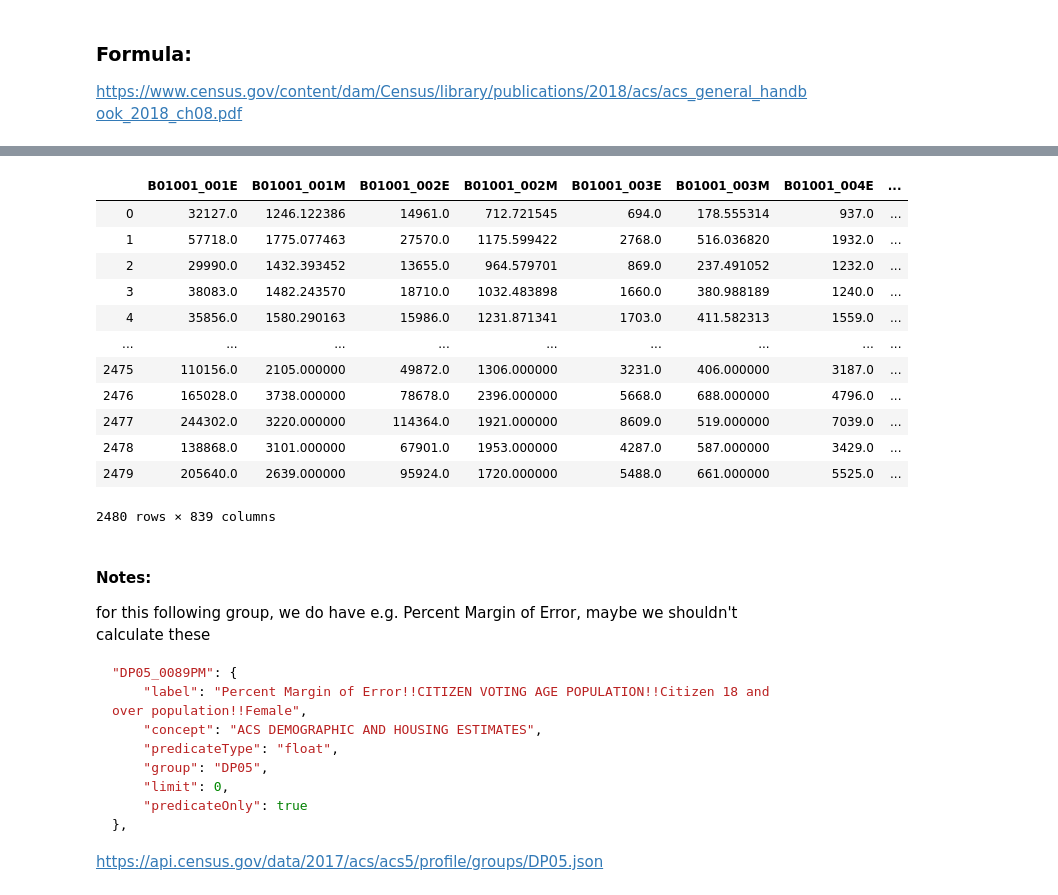
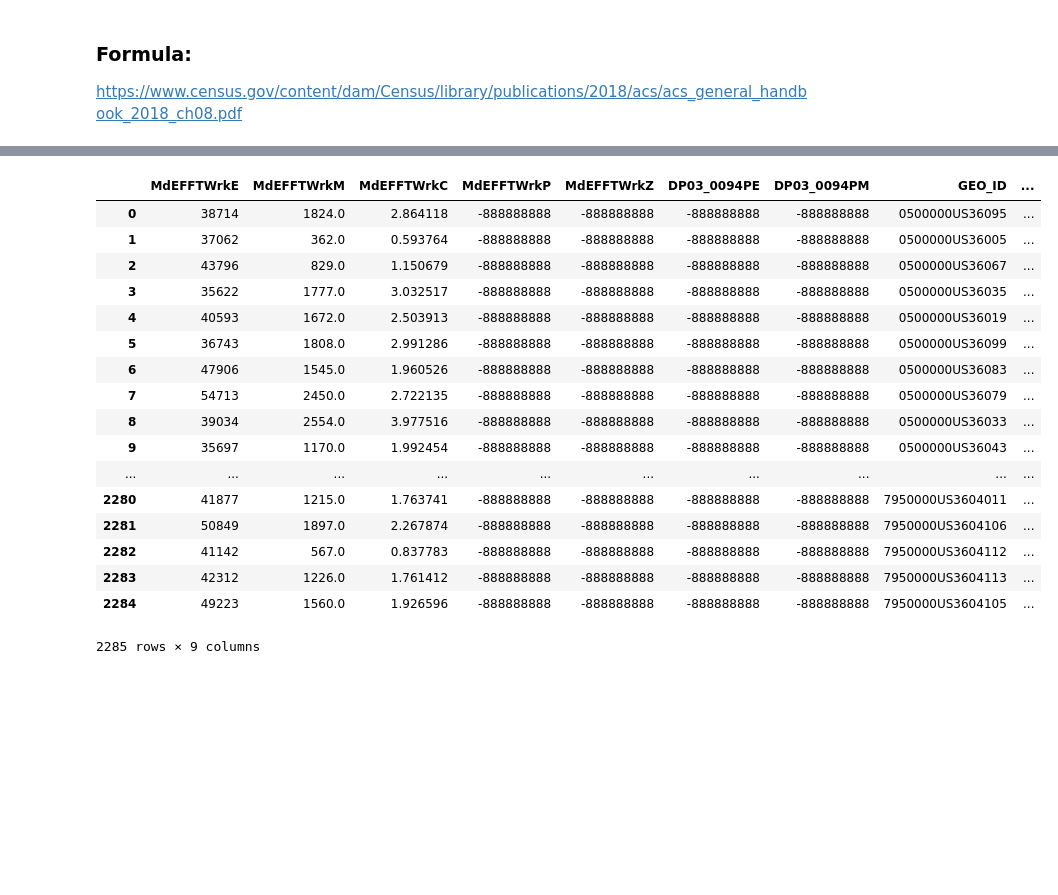
Before and after one commit to NYCPlanning/db-acs, a Jupyter notebook: demo_calculation.ipynb, the cells around one changed output, grey strips where cells are left out. Cells and saved outputs as stored; diff of their text form; code cells hidden in the pictures; blank space fills up the shorter version.

````diff
--- a/demo_calculation.ipynb
+++ b/demo_calculation.ipynb
@@ -33,9 +33,7 @@ def get_e(e):
     return sum(e)
 
 def get_m(m):
-    result = math.sqrt(sum(map(lambda x: x**2, m)))
-#     return math.sqrt(sum([i**2 for i in m]))
-    return result
+    return math.sqrt(sum(map(lambda x: x**2, m)))
 
 def get_c(e, m):
     if e == 0:
@@ -68,3 +66,13 @@ def find_total(variable, stat='E'):
         return f"{variable.split('_')[0]}_0001{stat}"
     else: #S1810_C01_001M
         return f"{'_'.join(variable.split('_')[:2])}_001{stat}"
+# %%
+%%time
+i = 'MdEFFTWrk'
+variables = meta_lookup[i]
+all_columns = list(df.columns)
+e_variables = list(map(lambda x: all_columns.index(f'{x}E'), variables))
+m_variables = list(map(lambda x: all_columns.index(f'{x}M'), variables))
+total_e = find_total(variables[0], 'E')
+total_m = find_total(variables[0], 'M')
+dff = df.values
@@ -122,31 +137,24 @@ for i in meta_lookup.keys():
 # %%
-output_cols = sum([[i+'E', i+'M', i+'P', i+'Z', i+'C'] for i in meta_lookup.keys()], []) + ['GEO_ID', 'NAME']
+output_cols = sum([[i+'E', i+'M', i+'C', i+'P', i+'Z'] for i in ['MdEFFTWrk']], []) + [ 'DP03_0094PE', 'DP03_0094PM','GEO_ID', 'NAME']
-# %% [output]
-|  | B01001_001E | B01001_001M | B01001_002E | B01001_002M | B01001_003E | B01001_003M | B01001_004E | ... |
-| 0 | 32127.0 | 1246.122386 | 14961.0 | 712.721545 | 694.0 | 178.555314 | 937.0 | ... |
-| 1 | 57718.0 | 1775.077463 | 27570.0 | 1175.599422 | 2768.0 | 516.036820 | 1932.0 | ... |
-| 2 | 29990.0 | 1432.393452 | 13655.0 | 964.579701 | 869.0 | 237.491052 | 1232.0 | ... |
-| 3 | 38083.0 | 1482.243570 | 18710.0 | 1032.483898 | 1660.0 | 380.988189 | 1240.0 | ... |
-| 4 | 35856.0 | 1580.290163 | 15986.0 | 1231.871341 | 1703.0 | 411.582313 | 1559.0 | ... |
-| ... | ... | ... | ... | ... | ... | ... | ... | ... |
-| 2475 | 110156.0 | 2105.000000 | 49872.0 | 1306.000000 | 3231.0 | 406.000000 | 3187.0 | ... |
-| 2476 | 165028.0 | 3738.000000 | 78678.0 | 2396.000000 | 5668.0 | 688.000000 | 4796.0 | ... |
-| 2477 | 244302.0 | 3220.000000 | 114364.0 | 1921.000000 | 8609.0 | 519.000000 | 7039.0 | ... |
-| 2478 | 138868.0 | 3101.000000 | 67901.0 | 1953.000000 | 4287.0 | 587.000000 | 3429.0 | ... |
-| 2479 | 205640.0 | 2639.000000 | 95924.0 | 1720.000000 | 5488.0 | 661.000000 | 5525.0 | ... |
-2480 rows × 839 columns
-# %% [markdown]
-#### Notes:
-for this following group, we do have e.g. Percent Margin of Error, maybe we shouldn't calculate these
-```json
-"DP05_0089PM": {
-    "label": "Percent Margin of Error!!CITIZEN VOTING AGE POPULATION!!Citizen 18 and over population!!Female",
-    "concept": "ACS DEMOGRAPHIC AND HOUSING ESTIMATES",
-    "predicateType": "float",
-    "group": "DP05",
-    "limit": 0,
-    "predicateOnly": true
-},
-```
-https://api.census.gov/data/2017/acs/acs5/profile/groups/DP05.json
+# %%
+df[output_cols]
+# %% [output]
+|  | MdEFFTWrkE | MdEFFTWrkM | MdEFFTWrkC | MdEFFTWrkP | MdEFFTWrkZ | DP03_0094PE | DP03_0094PM | GEO_ID | ... |
+| 0 | 38714 | 1824.0 | 2.864118 | -888888888 | -888888888 | -888888888 | -888888888 | 0500000US36095 | ... |
+| 1 | 37062 | 362.0 | 0.593764 | -888888888 | -888888888 | -888888888 | -888888888 | 0500000US36005 | ... |
+| 2 | 43796 | 829.0 | 1.150679 | -888888888 | -888888888 | -888888888 | -888888888 | 0500000US36067 | ... |
+| 3 | 35622 | 1777.0 | 3.032517 | -888888888 | -888888888 | -888888888 | -888888888 | 0500000US36035 | ... |
+| 4 | 40593 | 1672.0 | 2.503913 | -888888888 | -888888888 | -888888888 | -888888888 | 0500000US36019 | ... |
+| 5 | 36743 | 1808.0 | 2.991286 | -888888888 | -888888888 | -888888888 | -888888888 | 0500000US36099 | ... |
+| 6 | 47906 | 1545.0 | 1.960526 | -888888888 | -888888888 | -888888888 | -888888888 | 0500000US36083 | ... |
+| 7 | 54713 | 2450.0 | 2.722135 | -888888888 | -888888888 | -888888888 | -888888888 | 0500000US36079 | ... |
+| 8 | 39034 | 2554.0 | 3.977516 | -888888888 | -888888888 | -888888888 | -888888888 | 0500000US36033 | ... |
+| 9 | 35697 | 1170.0 | 1.992454 | -888888888 | -888888888 | -888888888 | -888888888 | 0500000US36043 | ... |
+| ... | ... | ... | ... | ... | ... | ... | ... | ... | ... |
+| 2280 | 41877 | 1215.0 | 1.763741 | -888888888 | -888888888 | -888888888 | -888888888 | 7950000US3604011 | ... |
+| 2281 | 50849 | 1897.0 | 2.267874 | -888888888 | -888888888 | -888888888 | -888888888 | 7950000US3604106 | ... |
+| 2282 | 41142 | 567.0 | 0.837783 | -888888888 | -888888888 | -888888888 | -888888888 | 7950000US3604112 | ... |
+| 2283 | 42312 | 1226.0 | 1.761412 | -888888888 | -888888888 | -888888888 | -888888888 | 7950000US3604113 | ... |
+| 2284 | 49223 | 1560.0 | 1.926596 | -888888888 | -888888888 | -888888888 | -888888888 | 7950000US3604105 | ... |
+2285 rows × 9 columns
 # %%
````
Also changed, not shown: parts of 4 cells of this notebook, 3 other files.
